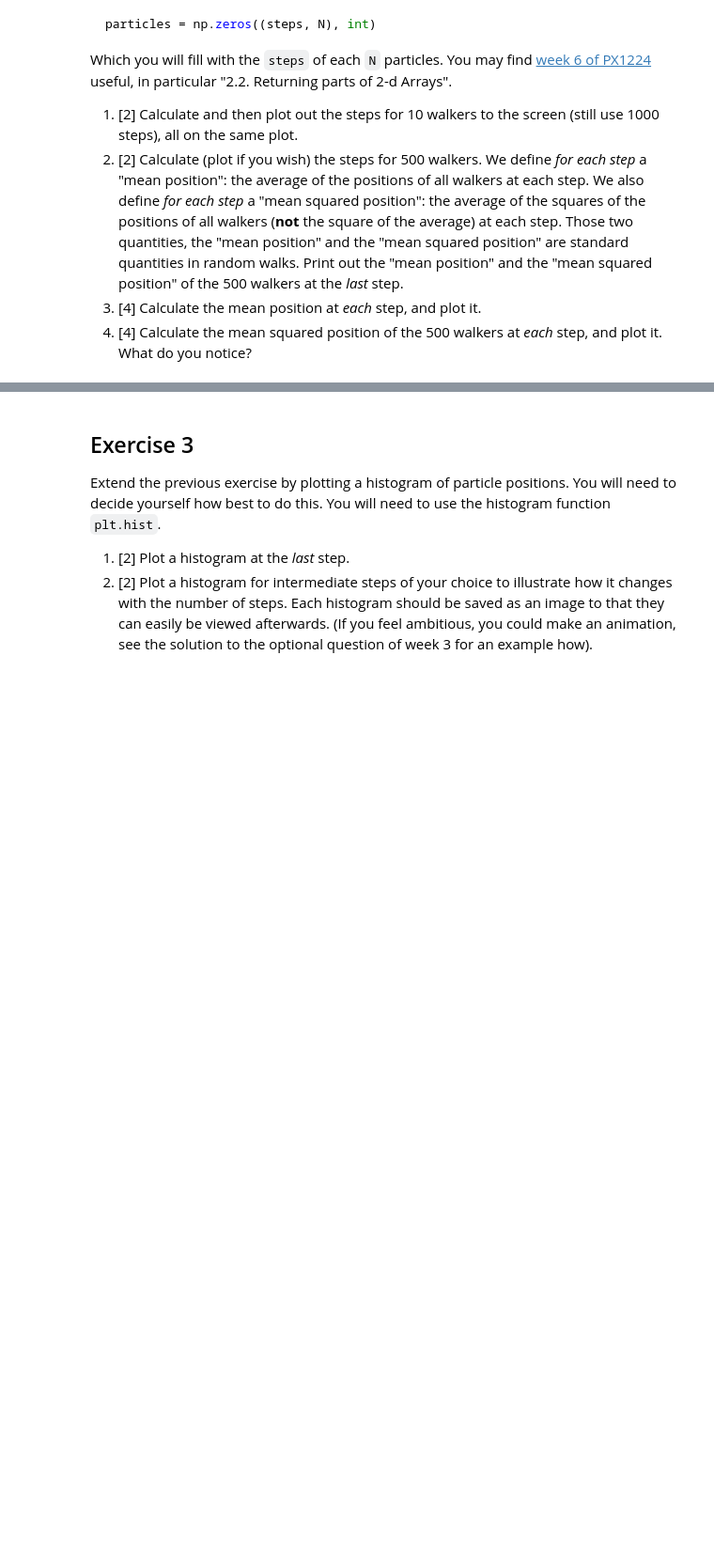
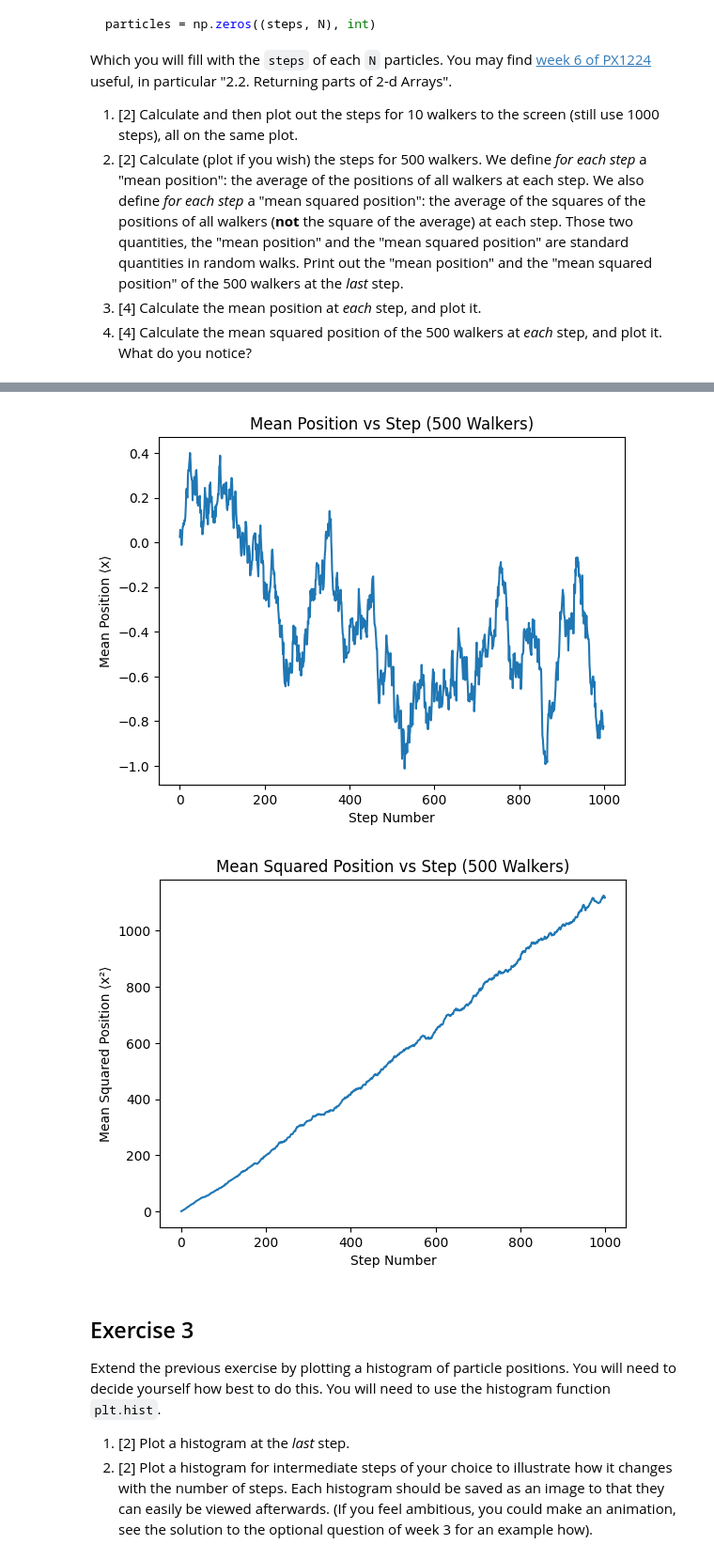
Before and after one commit to PX2145-2025/week-7-b-omarnemary2005-commits, a Jupyter notebook: Random_walk.ipynb, the cells around one changed output, grey strips where cells are left out. Shown at 94% size. Saved outputs shown, nothing was run; the diff lists cells and outputs as text; code cells hidden in the pictures; blank space fills up the shorter version.

```diff
--- a/Random_walk.ipynb
+++ b/Random_walk.ipynb
@@ -79,3 +161,41 @@ plot it. What do you notice?
+# %%
+# Parts 3 and 4 :Mean position and mean squared position plots with explanation
+
+steps = 1000
+N = 500   # number of walkers
+
+# Create array to store all walkers
+particles = np.zeros((steps, N), int)
+
+# Generate each walker
+for w in range(N):
+    steps_array = np.random.choice([-1, 1], size=steps)  # random steps
+    particles[:, w] = np.cumsum(steps_array)             # convert to positions
+
+# Mean position ⟨x⟩ at each step
+mean_position = np.mean(particles, axis=1)
+
+# Mean squared position ⟨x²⟩ at each step
+mean_squared_position = np.mean(particles**2, axis=1)
+
+# --- Part 3 Plot ---
+plt.figure()
+plt.plot(mean_position)
+plt.xlabel("Step Number")
+plt.ylabel("Mean Position ⟨x⟩")
+plt.title("Mean Position vs Step (500 Walkers)")
+plt.show()
+
+# --- Part 4 Plot ---
+plt.figure()
+plt.plot(mean_squared_position)
+plt.xlabel("Step Number")
+plt.ylabel("Mean Squared Position ⟨x²⟩")
+plt.title("Mean Squared Position vs Step (500 Walkers)")
+plt.show()
+# %% [output]
+[figure, added]
+[figure, added]
 # %% [markdown]
 ## Exercise 3
 Extend the previous exercise by plotting a histogram of particle positions. You will need to decide yourself how best to do this. You will need to use the histogram function `plt.hist`.
```
Also changed, not shown: parts of 3 cells of this notebook.
